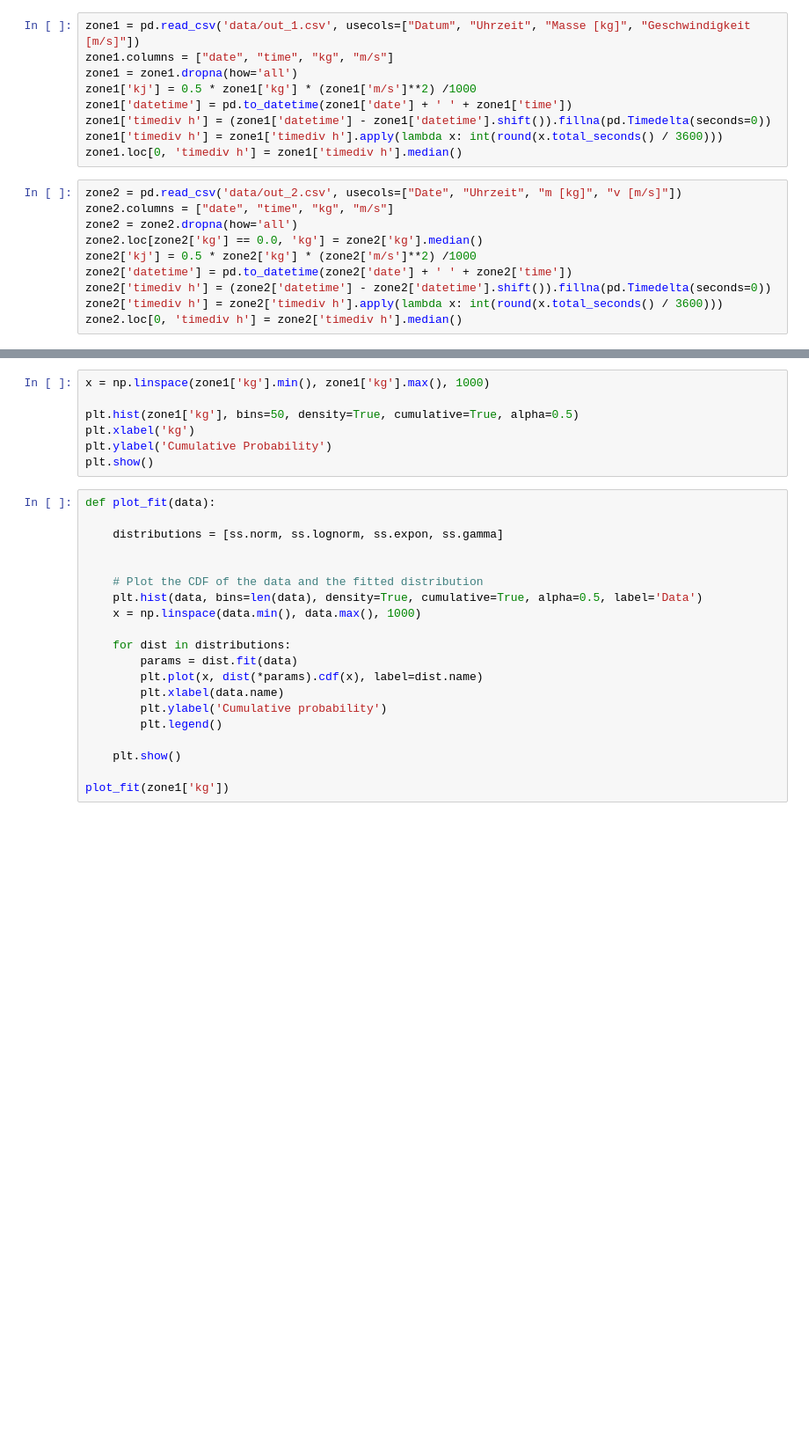
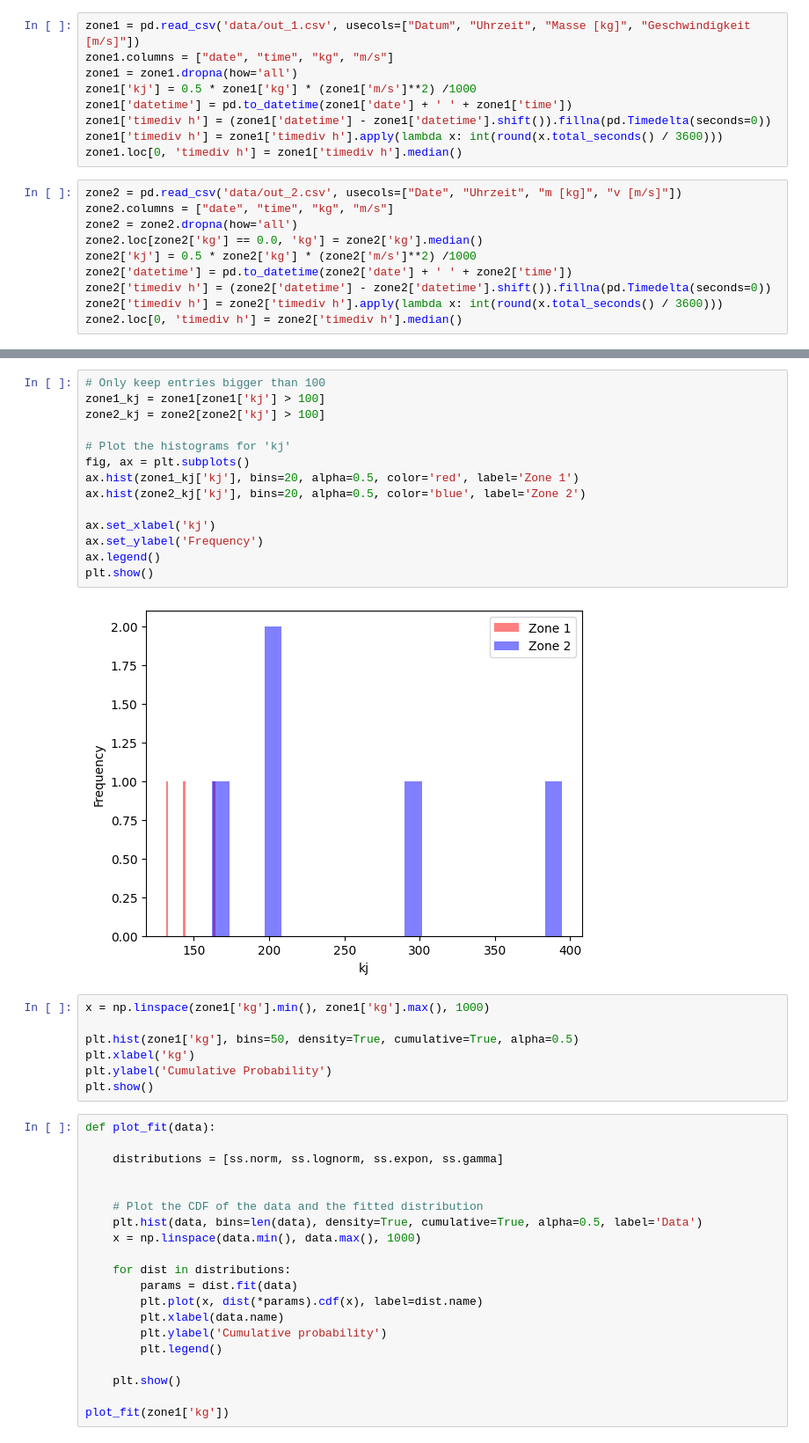
Before and after one commit to staldenhoefler/Steinschlag, a Jupyter notebook: experiment.ipynb, the cells around one changed output, grey strips where cells are left out. Shown at 88% size. Drawn from its saved outputs; the diff is of its cells as text; blank space fills up the shorter version.

```diff
--- a/experiment.ipynb
+++ b/experiment.ipynb
@@ -37,3 +99,19 @@ plt.show()
+# %%
+# Only keep entries bigger than 100
+zone1_kj = zone1[zone1['kj'] > 100]
+zone2_kj = zone2[zone2['kj'] > 100]
+
+# Plot the histograms for 'kj'
+fig, ax = plt.subplots()
+ax.hist(zone1_kj['kj'], bins=20, alpha=0.5, color='red', label='Zone 1')
+ax.hist(zone2_kj['kj'], bins=20, alpha=0.5, color='blue', label='Zone 2')
+
+ax.set_xlabel('kj')
+ax.set_ylabel('Frequency')
+ax.legend()
+plt.show()
+# %% [output]
+[figure, added]
 # %%
 x = np.linspace(zone1['kg'].min(), zone1['kg'].max(), 1000)
 
```
Also changed, not shown: parts of 4 cells of this notebook.
